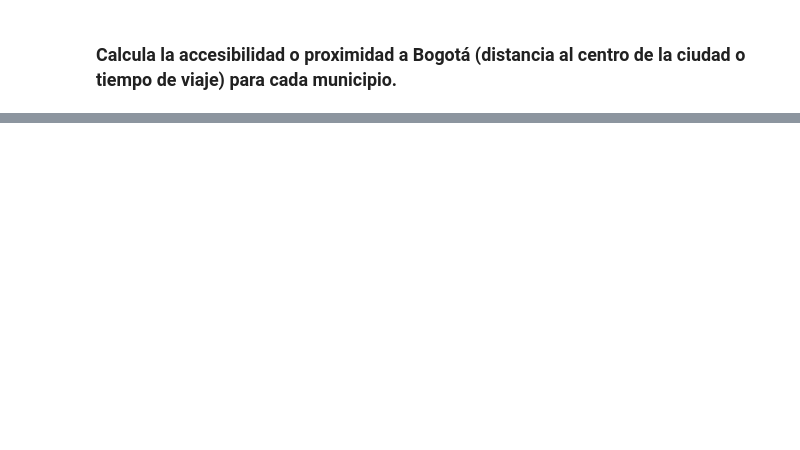
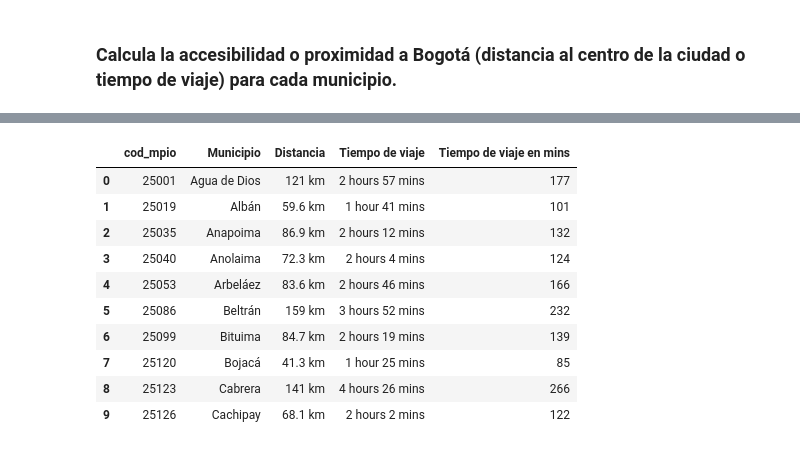
Before and after one commit to Alexdrt109/Spatial-analysis-project, a Jupyter notebook: Analisis_info.ipynb, the cells around one changed output, grey strips where cells are left out. Cells and saved outputs as stored; diff of their text form; code cells hidden in the pictures; blank space fills up the shorter version.

```diff
--- a/Analisis_info.ipynb
+++ b/Analisis_info.ipynb
@@ -362,0 +407,15 @@ divipola_codigos = { "Agua de Dios": "25001", "Albán": "25019", "Anapoima": "25
+# %%
+distancia = pd.read_csv('distancia_mpio_bgta.csv', dtype={"cod_mpio": str})
+distancia.head(10)
+# %% [output]
+|  | cod_mpio | Municipio | Distancia | Tiempo de viaje | Tiempo de viaje en mins |
+| 0 | 25001 | Agua de Dios | 121 km | 2 hours 57 mins | 177 |
+| 1 | 25019 | Albán | 59.6 km | 1 hour 41 mins | 101 |
+| 2 | 25035 | Anapoima | 86.9 km | 2 hours 12 mins | 132 |
+| 3 | 25040 | Anolaima | 72.3 km | 2 hours 4 mins | 124 |
+| 4 | 25053 | Arbeláez | 83.6 km | 2 hours 46 mins | 166 |
+| 5 | 25086 | Beltrán | 159 km | 3 hours 52 mins | 232 |
+| 6 | 25099 | Bituima | 84.7 km | 2 hours 19 mins | 139 |
+| 7 | 25120 | Bojacá | 41.3 km | 1 hour 25 mins | 85 |
+| 8 | 25123 | Cabrera | 141 km | 4 hours 26 mins | 266 |
+| 9 | 25126 | Cachipay | 68.1 km | 2 hours 2 mins | 122 |
```
Also changed, not shown: parts of 16 cells of this notebook, 3 other files.
